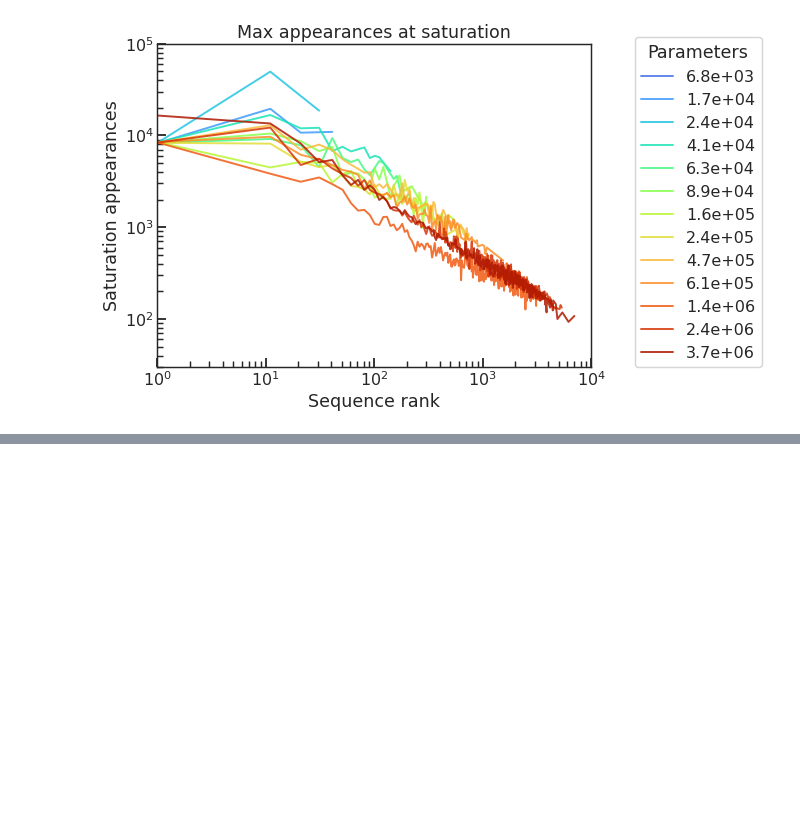
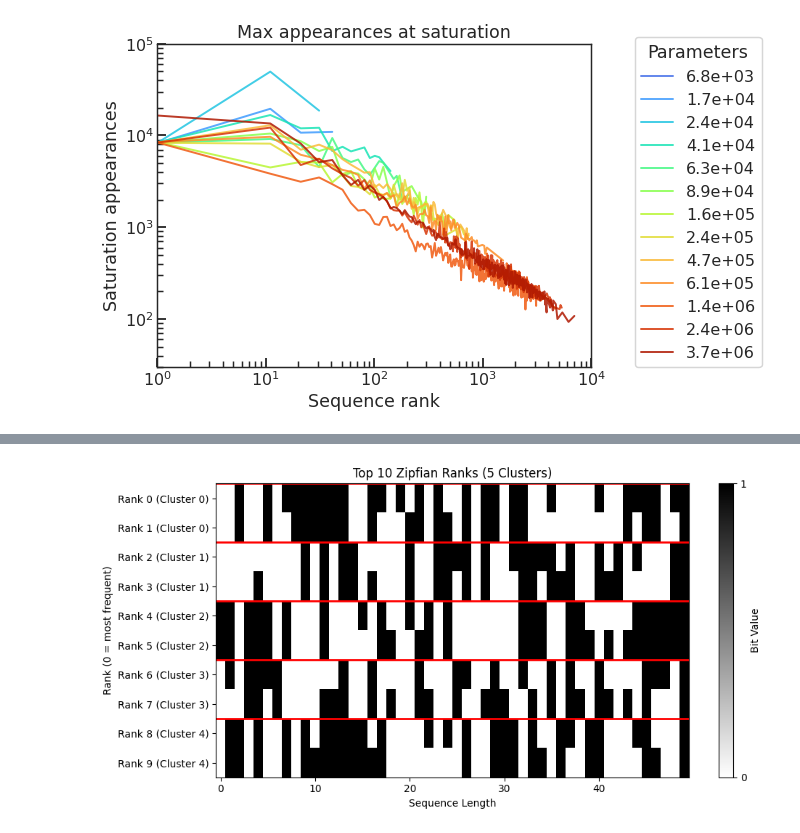
Before and after one commit to anhhuyalex/renormalization, a Jupyter notebook: icl_memorization/analysis7.ipynb, the cells around one changed output, grey strips where cells are left out. Drawn from its saved outputs; the diff is of its cells as text; code cells hidden in the pictures; blank space fills up the shorter version.

```diff
--- a/icl_memorization/analysis7.ipynb
+++ b/icl_memorization/analysis7.ipynb
@@ -465,0 +468,95 @@ plt.show()
+# %%
+import torch
+import matplotlib.pyplot as plt
+import numpy as np
+
+# Assuming HierarchicalSequence is defined or imported, e.g.:
+
+class HierarchicalSequence(torch.utils.data.Dataset):
+    def __init__(self, K, cluster_size, cluster_similarity,
+                 len_context = 1,
+                 len_data = 60000, skip=False,
+                 sequence_sampling_distribution = "uniform"):
+
+        self.len_context = len_context
+        self.K = K
+        self.cluster_size = cluster_size
+        self.cluster_similarity = cluster_similarity
+        self.len_data = len_data
+        self.sequence_sampling_distribution = sequence_sampling_distribution
+        if skip == False:
+            self.generate_sequences()
+
+        if self.sequence_sampling_distribution == "zipf":
+            self.p = 1.0 / np.arange(1, self.K + 1)
+            self.p /= np.sum(self.p)
+        else:
+            assert self.sequence_sampling_distribution == "uniform", f"sequence_sampling_distribution must be uniform or zipf, got {self.sequence_sampling_distribution}"
+        self.skip = skip
+
+    def generate_sequences(self):
+        num_clusters = self.K // self.cluster_size
+        prototypes = torch.randint(0, 2, (num_clusters, self.len_context))
+
+        self.sequences = torch.zeros((self.K, self.len_context), dtype=torch.long)
+
+        for c in range(num_clusters):
+            for i in range(self.cluster_size):
+                if i == 0:
+                    self.sequences[c * self.cluster_size + i] = prototypes[c]
+                else:
+                    flip_mask = torch.rand(self.len_context) > self.cluster_similarity
+                    self.sequences[c * self.cluster_size + i] = torch.where(
+                        flip_mask,
+                        1 - prototypes[c],
+                        prototypes[c]
+                    )
+
+    def __len__(self):
+        if self.skip == True:
+            return len(self.sequences)
+        else:
+            return self.len_data
+
+    def __getitem__(self, task: int):
+        if (self.sequence_sampling_distribution == "uniform") or (self.skip == True):
+            i = task % self.K
+        elif self.sequence_sampling_distribution == "zipf":
+            i = np.random.choice(self.K, p= self.p)
+        samples = self.sequences[i]
+        return samples.type(torch.long), i
+
+
+# Initialize the dataset
+dataset = HierarchicalSequence(
+    K=1000,
+    cluster_size=2,
+    cluster_similarity=0.8, # 80% chance of matching the prototype
+    len_context=50,
+    sequence_sampling_distribution="zipf"
+)
+
+# The top 10 ranks correspond to indices 0 through 9.
+# With cluster_size=2, indices (0,1) are cluster 0, (2,3) are cluster 1, etc.
+top_10_sequences = dataset.sequences[:10].numpy()
+
+# Visualize the sequences
+plt.figure(figsize=(10, 5))
+plt.imshow(top_10_sequences, cmap='binary', aspect='auto')
+
+plt.title("Top 10 Zipfian Ranks (5 Clusters)")
+plt.xlabel("Sequence Length")
+plt.ylabel("Rank (0 = most frequent)")
+
+# Draw horizontal red lines to separate the clusters
+for i in range(0, 10, dataset.cluster_size):
+    plt.axhline(y=i - 0.5, color='red', linestyle='-', linewidth=2)
+
+# Set y-ticks to show the rank and its cluster
+plt.yticks(range(10), [f"Rank {i} (Cluster {i // dataset.cluster_size})" for i in range(10)])
+
+plt.colorbar(ticks=[0, 1], label="Bit Value")
+plt.tight_layout()
+plt.show()
+# %% [output]
+[figure, added]
```
Also changed, not shown: parts of 3 cells of this notebook, 3 other files.
